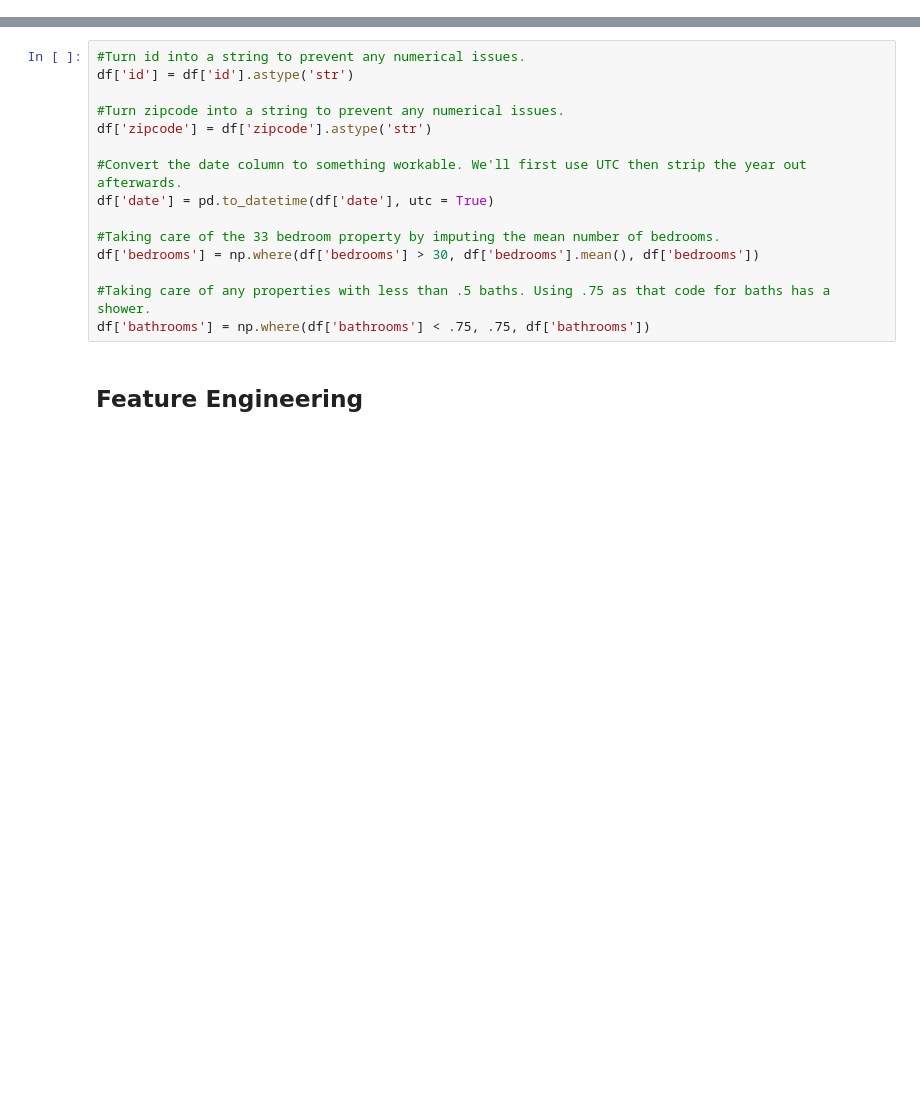
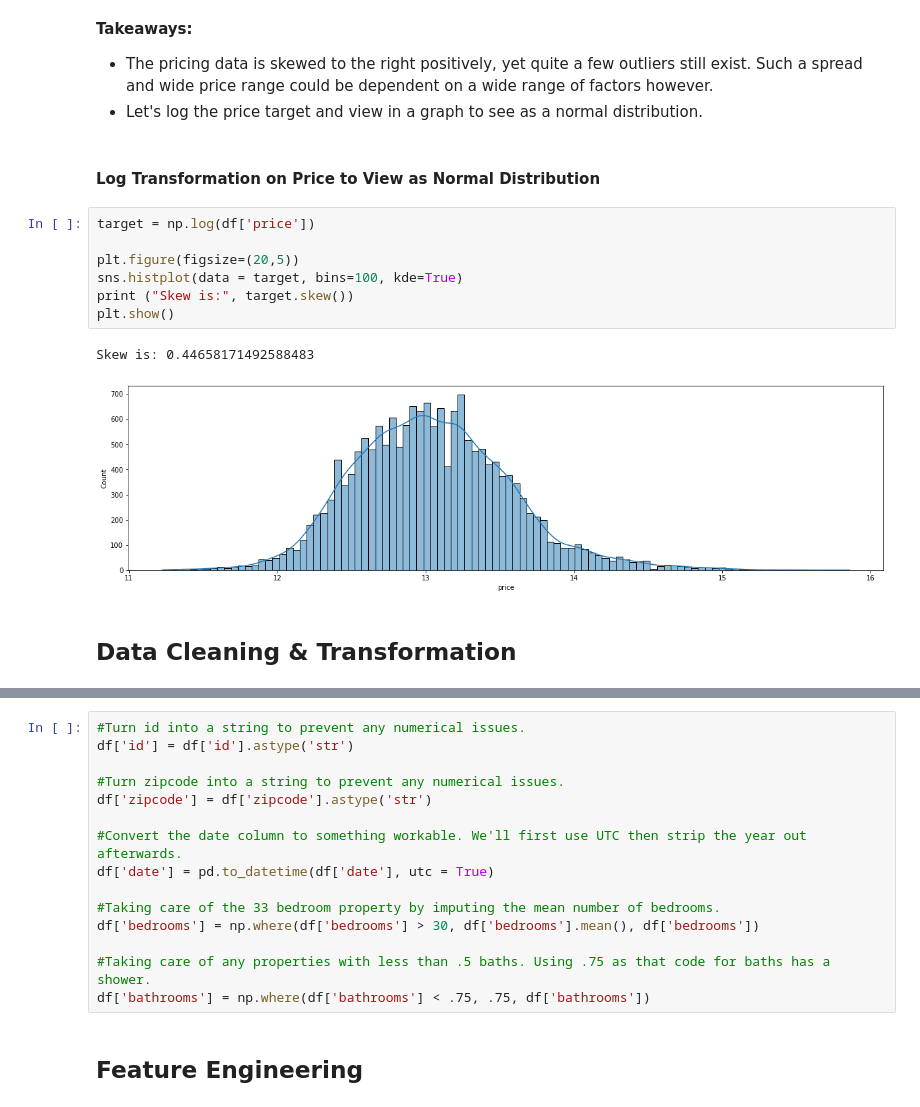
Before and after one commit to Mynusjanai/flatiron-p2-housing, a Jupyter notebook: final_housing_notebook.ipynb, the cells around one changed output, grey strips where cells are left out. Cells and saved outputs as stored; diff of their text form; blank space fills up the shorter version.

```diff
--- a/final_housing_notebook.ipynb
+++ b/final_housing_notebook.ipynb
@@ -56,0 +97,18 @@ Length: 136, dtype: float64
+# %% [markdown]
+**Takeaways:**
+- The pricing data is skewed to the right positively, yet quite a few outliers still exist. Such a spread and wide price range could be dependent on a wide range of factors however.
+- Let's log the price target and view in a graph to see as a normal distribution.
+# %% [markdown]
+#### Log Transformation on Price to View as Normal Distribution
+# %%
+target = np.log(df['price'])
+
+plt.figure(figsize=(20,5))
+sns.histplot(data = target, bins=100, kde=True)
+print ("Skew is:", target.skew())
+plt.show()
+# %% [output]
+Skew is: 0.44658171492588483
+[figure, added]
+# %% [markdown]
+## Data Cleaning & Transformation
```
Also changed, not shown: parts of 171 cells of this notebook, 12 other files.
